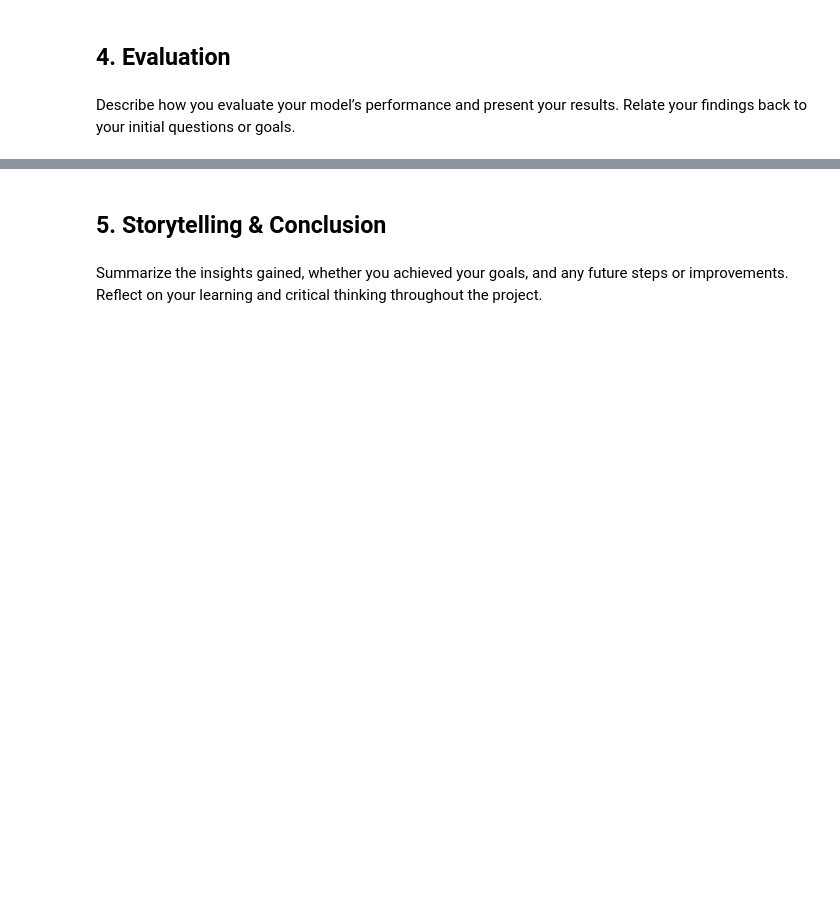
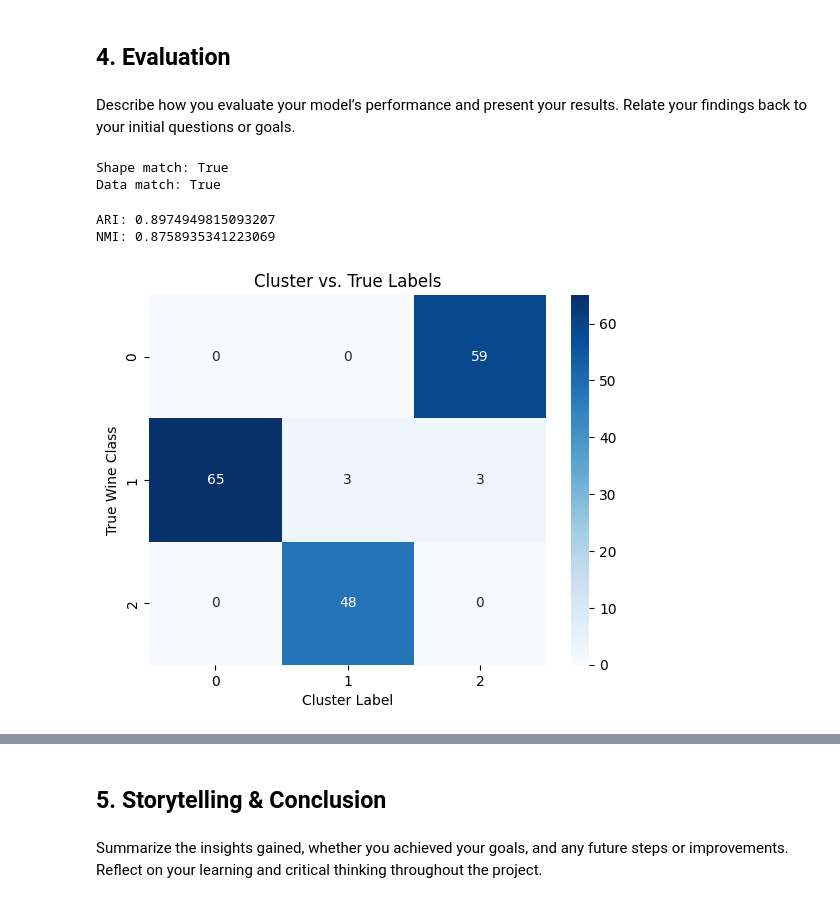
Before and after one commit to zenatron/itcs-3162-final, a Jupyter notebook: final-project.ipynb, the cells around one changed output, grey strips where cells are left out. Cells and saved outputs as stored; diff of their text form; code cells hidden in the pictures; blank space fills up the shorter version.

```diff
--- a/final-project.ipynb
+++ b/final-project.ipynb
@@ -303,3 +349,48 @@ Throughout this process, the approach we chose worked effectively: normalizing t
 ## 4. Evaluation
 # %% [markdown]
 Describe how you evaluate your model’s performance and present your results. Relate your findings back to your initial questions or goals.
+# %%
+from sklearn.datasets import load_wine
+import pandas as pd
+import numpy as np
+
+# Load sklearn version
+wine_sklearn = load_wine()
+df_sklearn = pd.DataFrame(wine_sklearn.data, columns=wine_sklearn.feature_names)
+
+# Assuming your dataset is in wine_df
+# Step 1: Check if shape matches
+print("Shape match:", df_sklearn.shape == wine_df.shape)
+
+# Step 2: Check if values match
+print("Data match:", np.allclose(df_sklearn.values, wine_df.values, atol=1e-6))
+# %% [output]
+Shape match: True
+Data match: True
+# %%
+from sklearn.datasets import load_wine
+
+# Load the original dataset from sklearn
+wine_data = load_wine()
+true_labels = wine_data.target  # 0, 1, 2
+# %%
+from sklearn.metrics import adjusted_rand_score, normalized_mutual_info_score, confusion_matrix
+
+# Assume 'labels' is from your KMeans model
+print("ARI:", adjusted_rand_score(true_labels, labels))
+print("NMI:", normalized_mutual_info_score(true_labels, labels))
+# %% [output]
+ARI: 0.8974949815093207
+NMI: 0.8758935341223069
+# %%
+import seaborn as sns
+import matplotlib.pyplot as plt
+
+cm = confusion_matrix(true_labels, labels)
+sns.heatmap(cm, annot=True, cmap="Blues", fmt='d')
+plt.title("Cluster vs. True Labels")
+plt.xlabel("Cluster Label")
+plt.ylabel("True Wine Class")
+plt.show()
+# %% [output]
+[figure, added]
```
Also changed, not shown: parts of 7 cells of this notebook.
